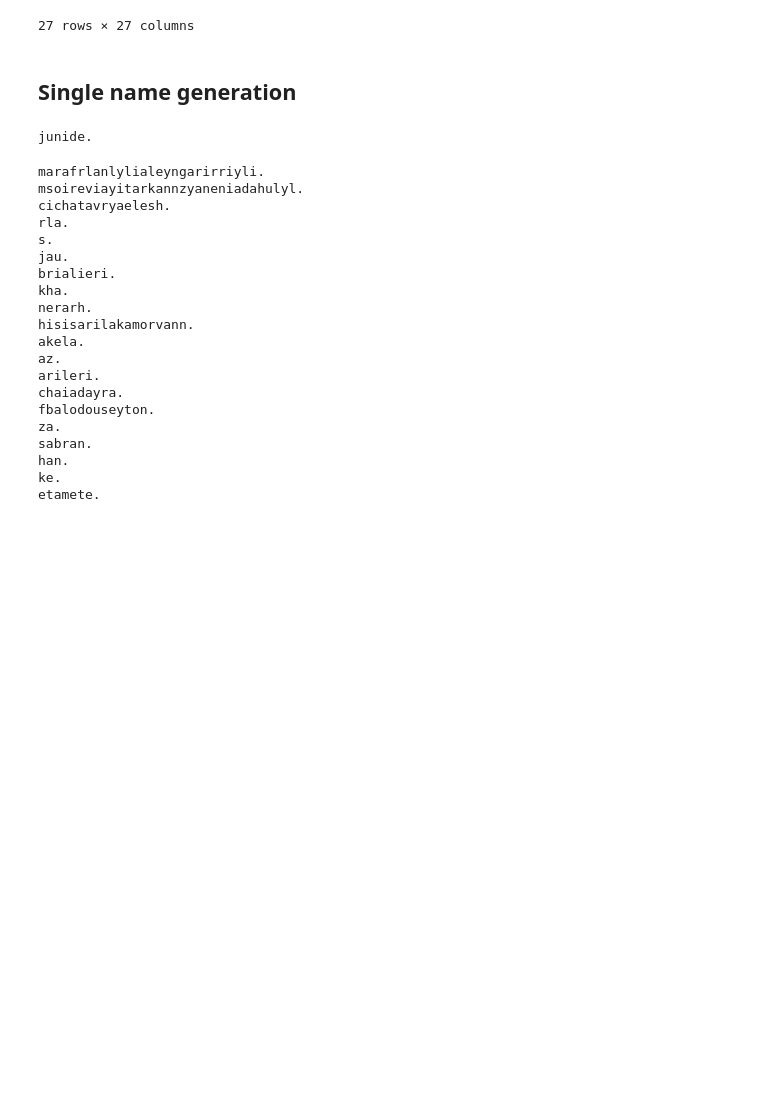
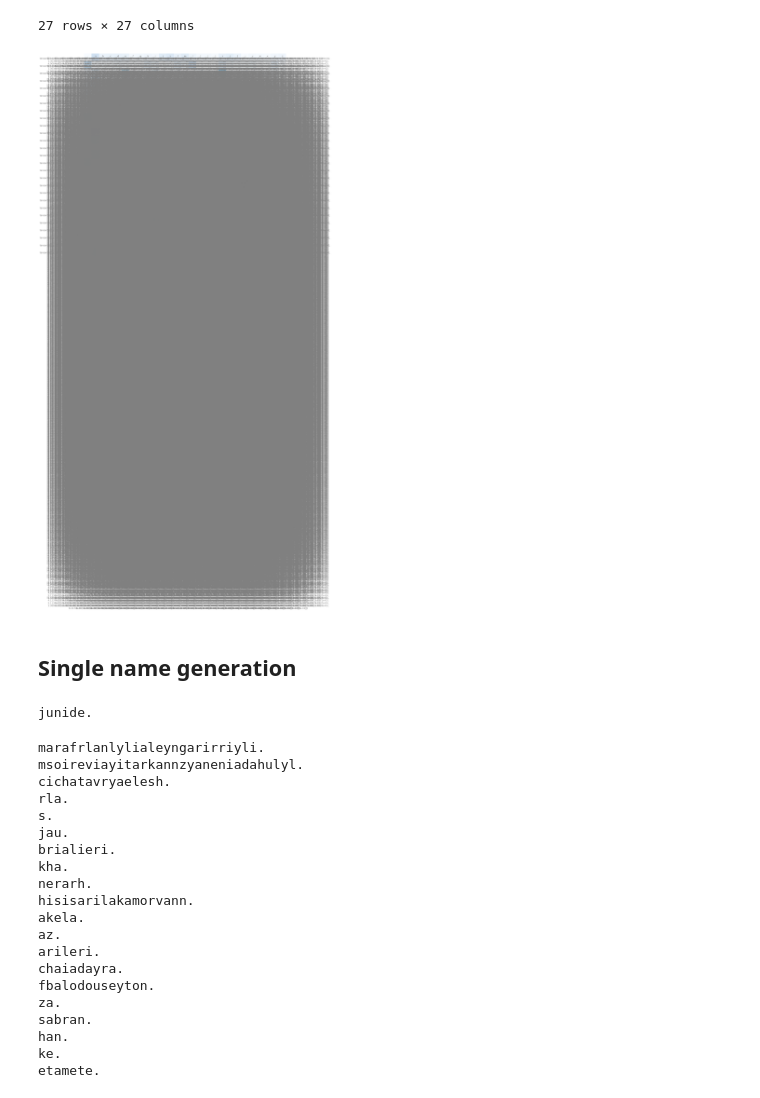
Before and after one commit to vinayvaida27/Transformer, a Jupyter notebook: Makemore_Bigram_medel_partb.ipynb, the cells around one changed output. Cells and saved outputs as stored; diff of their text form; code cells hidden in the pictures; blank space fills up the shorter version.

```diff
--- a/Makemore_Bigram_medel_partb.ipynb
+++ b/Makemore_Bigram_medel_partb.ipynb
@@ -74,6 +74,19 @@ pd.DataFrame(prob_count_matrix)
 | 25 | 0.204835 | 0.218709 | 0.002856 | 0.011833 | 0.027849 | 0.030807 | 0.001326 | 0.003162 | 0.002346 | 0.019688 | ... | ... |
 | 26 | 0.066392 | 0.355052 | 0.002062 | 0.001237 | 0.001237 | 0.154227 | 0.000412 | 0.000825 | 0.018144 | 0.150515 | ... | ... |
 27 rows × 27 columns
+# %%
+import math
+plt.figure(figsize=(16, 16))
+plt.imshow(prob_count_matrix, cmap='Blues')
+for i in range(27):
+    for j in range(27):
+        chstr = itos[i] + itos[j]
+        plt.text(j, i, chstr, ha='center', va='bottom', color='gray')
+        plt.text(j, i, prob_count_matrix, ha='center', va='top', color='gray')
+plt.axis('off')
+plt.show()
+# %% [output]
+[figure, added]
 # %% [markdown]
 ## Single name generation
 # %%
```
Also changed, not shown: 1 other file.
